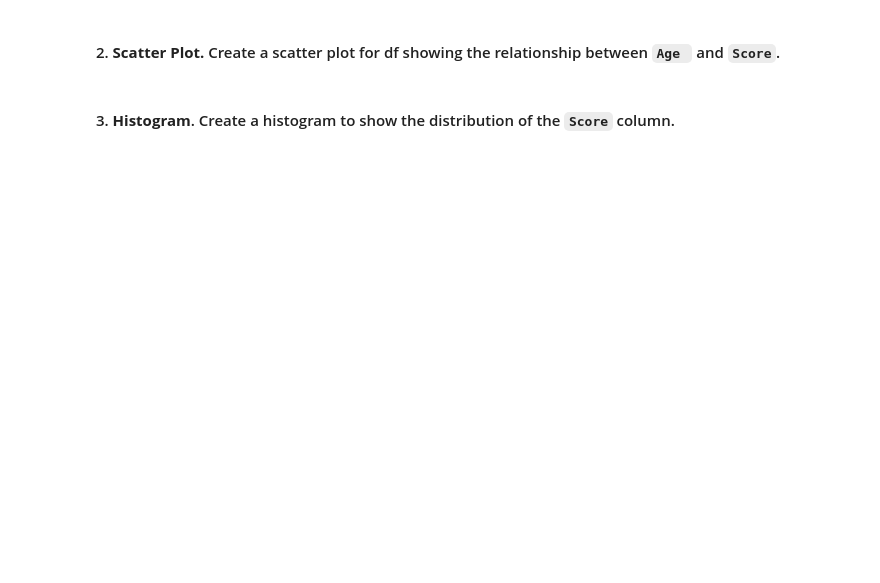
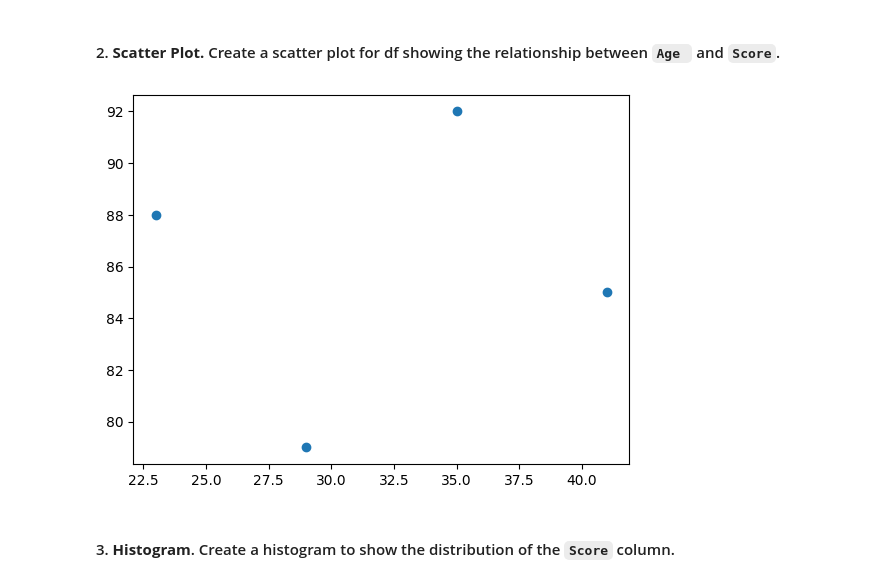
Before and after one commit to AlexandreMMueller/Python_Bootcamp, a Jupyter notebook: 02_exercises/Day-5.ipynb, the cells around one changed output. Cells and saved outputs as stored; diff of their text form; code cells hidden in the pictures; blank space fills up the shorter version.

```diff
--- a/02_exercises/Day-5.ipynb
+++ b/02_exercises/Day-5.ipynb
@@ -65,6 +75,9 @@ import matplotlib.pyplot as plt
 # %% [markdown]
 #### 2. **Scatter Plot.** Create a scatter plot for df showing the relationship between `Age ` and `Score`.
 # %%
-# Your code goes here
+plt.scatter(df['Age'], df['Score'])
+plt.show()
+# %% [output]
+[figure, added]
 # %% [markdown]
 #### 3. **Histogram**. Create a histogram to show the distribution of the `Score` column.
```
Also changed, not shown: parts of 4 cells of this notebook.
